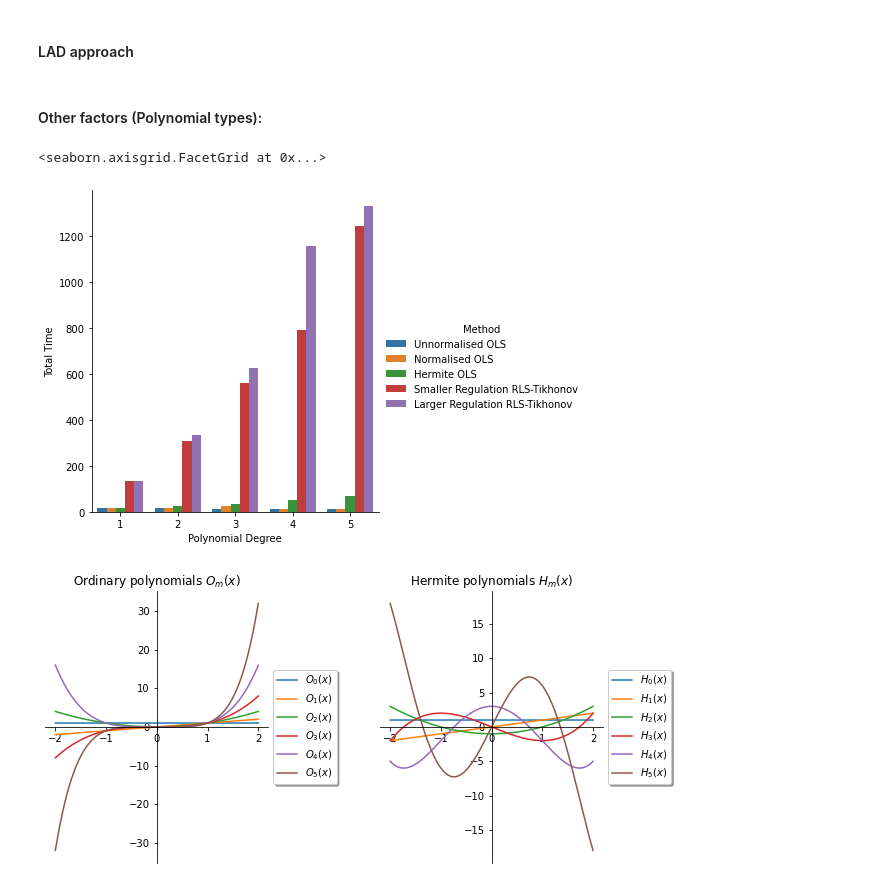
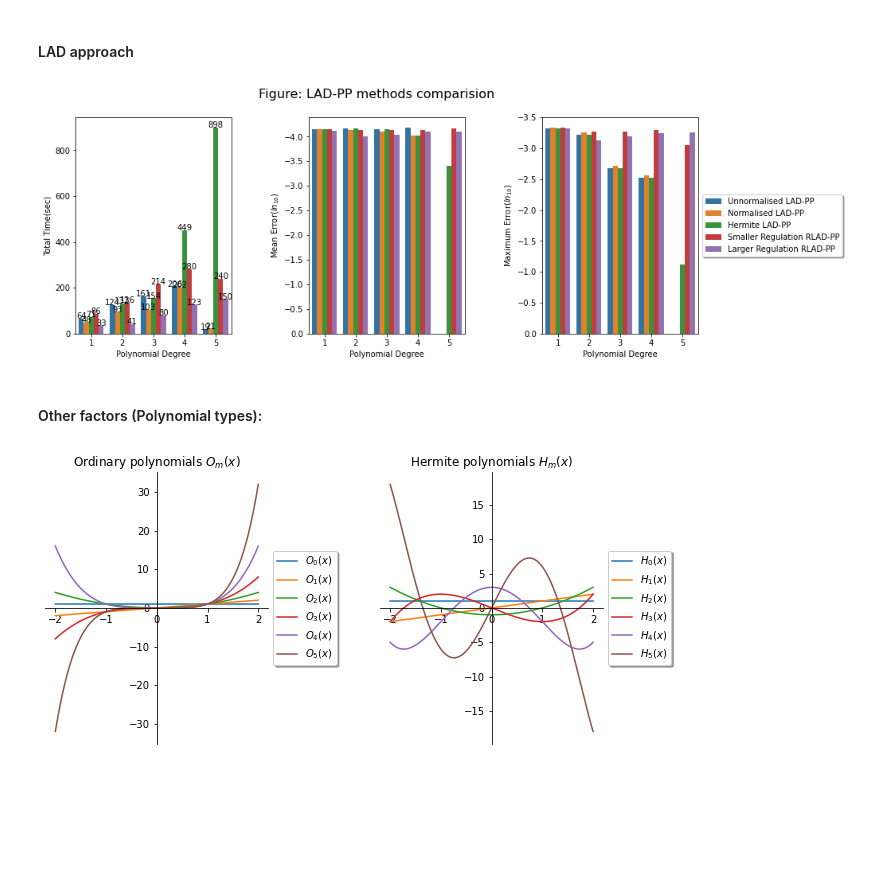
Before and after one commit to PoTseCheng/OSE, a Jupyter notebook: GSS/Gss python/OSE final report.ipynb, the cells around one changed output. Cells and saved outputs as stored; diff of their text form; code cells hidden in the pictures; blank space fills up the shorter version.

```diff
--- a/GSS/Gss python/OSE final report.ipynb
+++ b/GSS/Gss python/OSE final report.ipynb
@@ -264,4 +268,9 @@ Scaling:
 # %% [markdown]
 #### LAD approach
+# %%
+LAD_figure()
+# need to clean the time of unnormalised and normalised
+# %% [output]
+[figure, added]
 # %% [markdown]
 #### Other factors (Polynomial types):
@@ -270,5 +276,0 @@ result1, result2, result3 = Result_agent(cache=True)
-# %%
-sns.factorplot(x='Polynomial Degree', y='Total Time', hue='Method', data=result1, kind='bar')
-# %% [output]
-<seaborn.axisgrid.FacetGrid at 0x...>
-[figure, removed]
```
Also changed, not shown: parts of 10 cells of this notebook, 1 other file.
